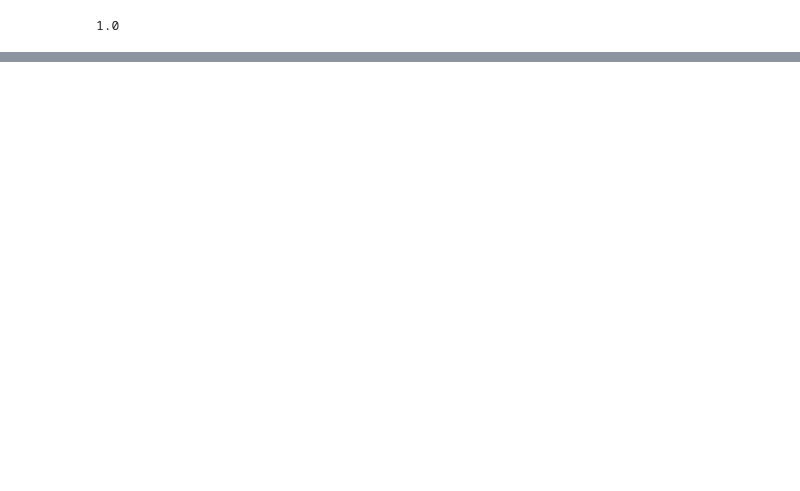
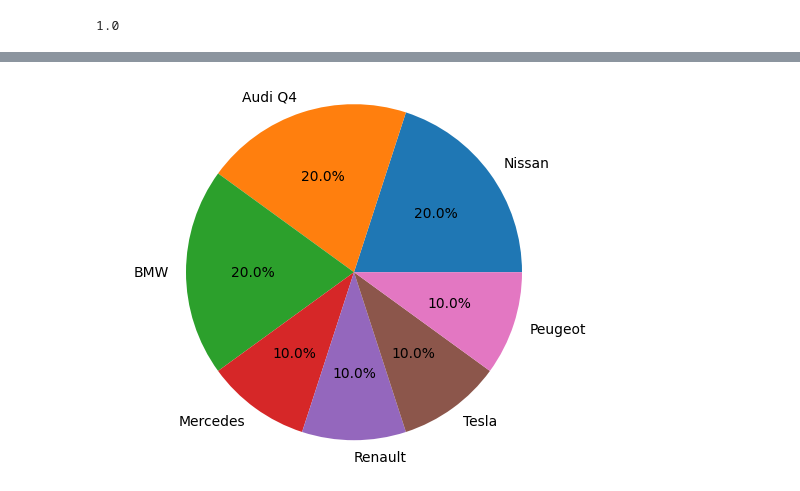
Before and after one commit to EV4EU/ev-profiling, a Jupyter notebook: ev-profiles.ipynb, the cells around one changed output, grey strips where cells are left out. Drawn from its saved outputs; the diff is of its cells as text; code cells hidden in the pictures; blank space fills up the shorter version.

```diff
--- a/ev-profiles.ipynb
+++ b/ev-profiles.ipynb
@@ -1877,0 +1335,32 @@ plt.show()
+# %%
+# Create the profiles to use in the simulation
+
+# Create a list of profiles
+PROFILES = [Profile(profile_name='Residential1', profile_trip_schedule=Schedule([8, 18.5]), trip_type='Short',
+                    allowed_charging_stations={'Segment': PUBLIC_STATIONS, 'Default': RESIDENTIAL_CS1},
+                    charge_during_day=False, charge_during_night=True, soc_min_tocharge=1.0,
+                    profile_probability=0.3),
+            Profile(profile_name='Residential2', profile_trip_schedule=Schedule([5, 18.5]), trip_type='Medium',
+                    allowed_charging_stations={'Segment': PUBLIC_STATIONS, 'Default': RESIDENTIAL_CS1},
+                    charge_during_day=False, charge_during_night=True, soc_min_tocharge=1.0,
+                    profile_probability=0.2),
+            Profile(profile_name='Residential3', profile_trip_schedule=Schedule([8, 18.5]), trip_type='Short',
+                    allowed_charging_stations={'Segment': PUBLIC_STATIONS, 'Default': RESIDENTIAL_CS2},
+                    charge_during_day=False, charge_during_night=True, soc_min_tocharge=1.0,
+                    profile_probability=0.2),
+            Profile(profile_name='Residential4', profile_trip_schedule=Schedule([8, 18.5]), trip_type='Long',
+                    allowed_charging_stations={'Segment': PUBLIC_STATIONS, 'Default': RESIDENTIAL_CS2},
+                    charge_during_day=False, charge_during_night=True, soc_min_tocharge=1.0,
+                    profile_probability=0.2),
+            Profile(profile_name='Work1', profile_trip_schedule=Schedule([8, 13, 18.5]), trip_type='Long',
+                    allowed_charging_stations={'Segment': PUBLIC_STATIONS, 'Default': PRIVATE_STATIONS},
+                    charge_during_day=True, charge_during_night=False, soc_min_tocharge=1.0,
+                    profile_probability=0.1)]
+# %%
+# Create the simulation
+
+aggregator = Aggregator(profiles=PROFILES, evs=EVs, n_evs=10,
+                        avg_speed_short=60, avg_speed_medium=80, avg_speed_long=100, avg_speed_variation=1.0,
+                        simulation_cycles=7, show_progress=True, trip_start_variation=0.1)
+
+aggregator.run_sim()
@@ -1877,0 +1487,12 @@ plt.show()
+# %%
+# Plot the population brand in a pie chart
+
+# Values of each group
+brand_values = aggregator.simulation_dataframes['population']['brand'].value_counts()
+plt.pie(brand_values, labels=brand_values.index, autopct='%1.1f%%')
+
+# View the plot
+plt.axis('equal')
+plt.show()
+# %% [output]
+[figure, added]
```
Also changed, not shown: parts of 49 cells of this notebook.
